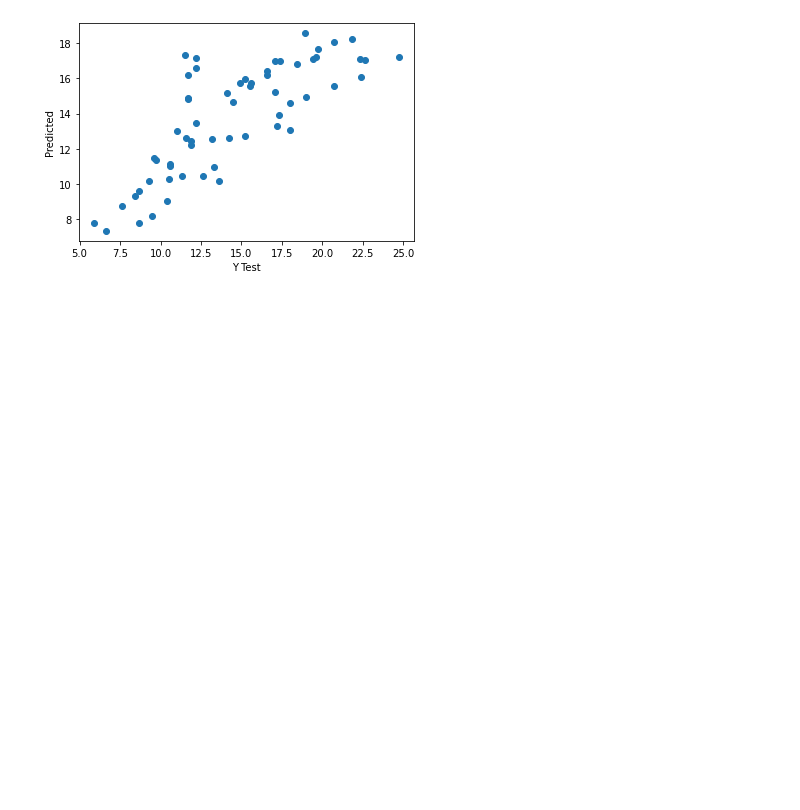
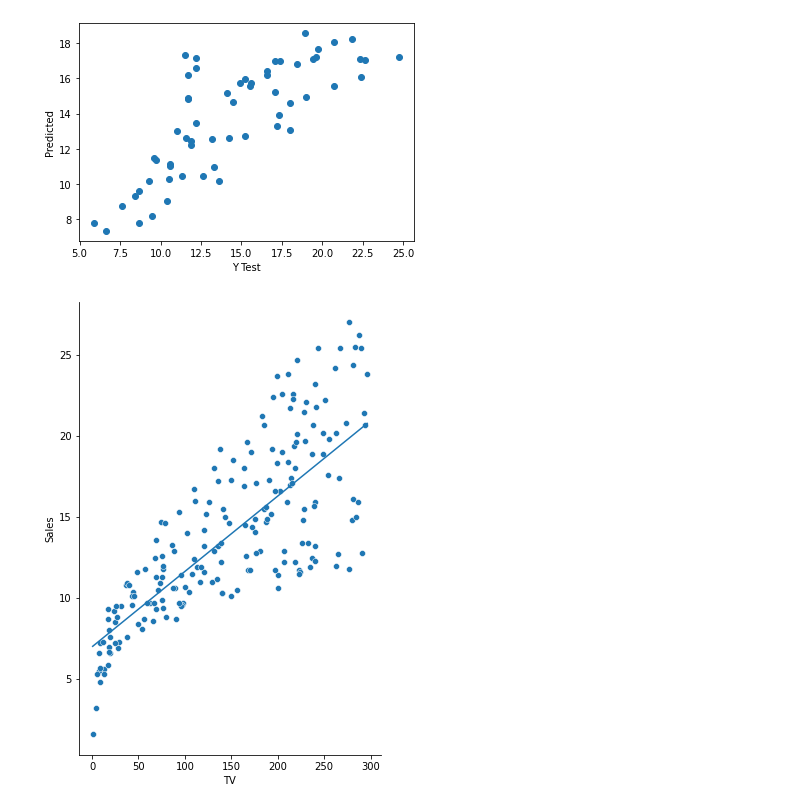
Before and after one commit to Mgrdich/machine_learning_playground, a Jupyter notebook: linear_regression.ipynb, the cells around one changed output. Drawn from its saved outputs; the diff is of its cells as text; code cells hidden in the pictures; blank space fills up the shorter version.

```diff
--- a/linear_regression.ipynb
+++ b/linear_regression.ipynb
@@ -162,3 +153,11 @@ plt.ylabel('Predicted')
 # %% [output]
 Text(0, 0.5, 'Predicted')
 [figure]
+# %%
+fun = lr.intercept_ + lr.coef_*X
+dtt = pd.DataFrame({'x':X,'y':fun})
+sns.pairplot(advertising,x_vars=['TV'],y_vars='Sales',height=7,aspect=.7,kind='scatter')
+sns.lineplot(data=dtt,x='x',y='y')
+plt.show()
+# %% [output]
+[figure, added]
```
Also changed, not shown: parts of 2 cells of this notebook.
